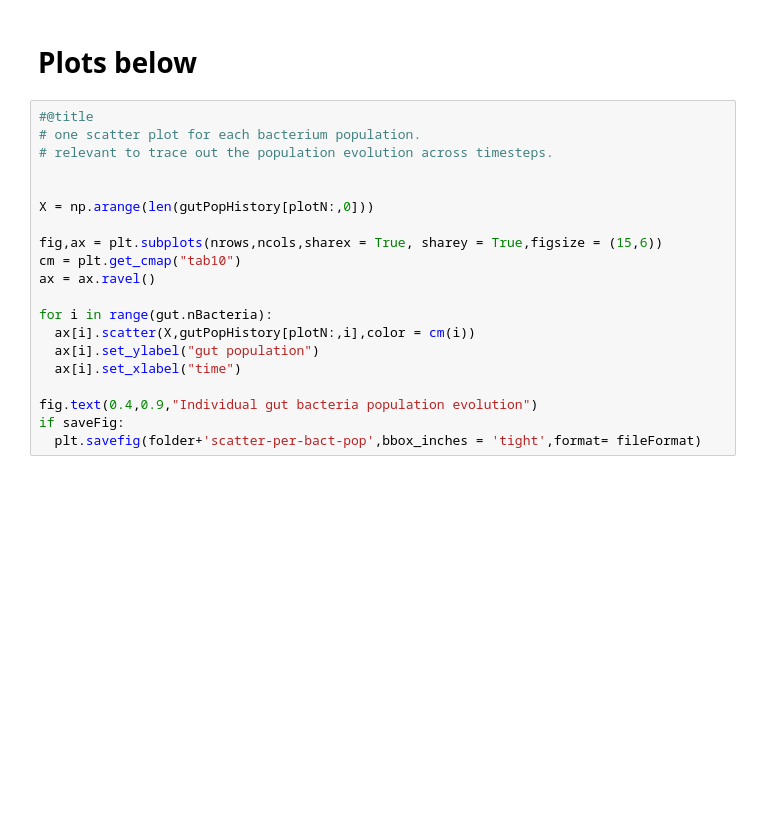
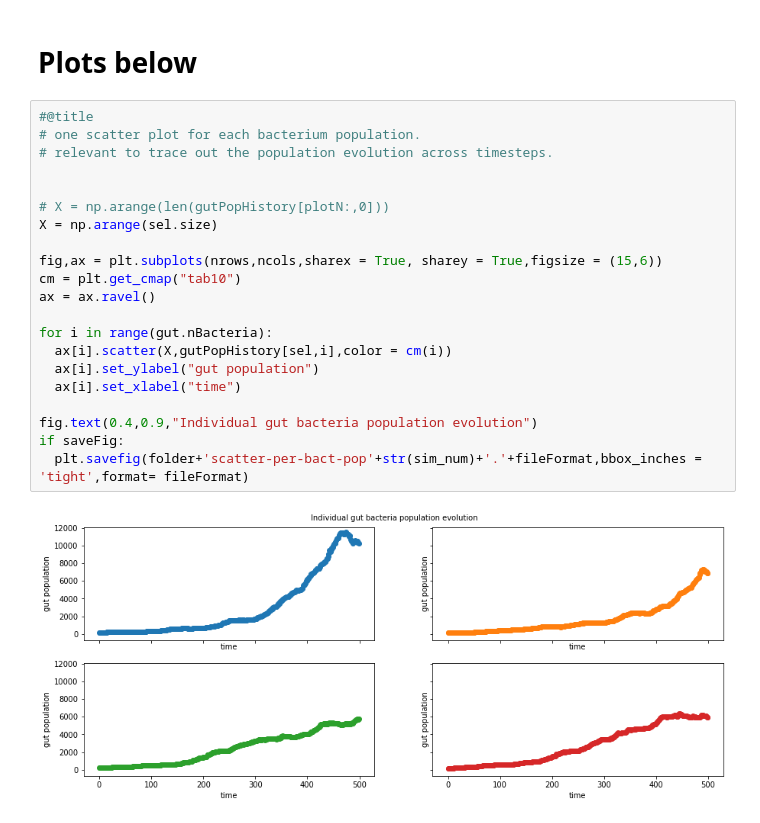
Before and after one commit to GaneshVShinde/GutToyModel, a Jupyter notebook: serendipity.ipynb, the cells around one changed output. Cells and saved outputs as stored; diff of their text form; blank space fills up the shorter version.

```diff
--- a/serendipity.ipynb
+++ b/serendipity.ipynb
@@ -314,23 +344,26 @@ Wall time: 1.77 s
 # %%
 #@title
 # one scatter plot for each bacterium population.
 # relevant to trace out the population evolution across timesteps.
 
 
-X = np.arange(len(gutPopHistory[plotN:,0]))
+# X = np.arange(len(gutPopHistory[plotN:,0]))
+X = np.arange(sel.size)
 
 fig,ax = plt.subplots(nrows,ncols,sharex = True, sharey = True,figsize = (15,6))
 cm = plt.get_cmap("tab10")
 ax = ax.ravel()
 
 for i in range(gut.nBacteria):
-  ax[i].scatter(X,gutPopHistory[plotN:,i],color = cm(i))
+  ax[i].scatter(X,gutPopHistory[sel,i],color = cm(i))
   ax[i].set_ylabel("gut population")
   ax[i].set_xlabel("time")
 
 fig.text(0.4,0.9,"Individual gut bacteria population evolution")
 if saveFig:
-  plt.savefig(folder+'scatter-per-bact-pop',bbox_inches = 'tight',format= fileFormat)
+  plt.savefig(folder+'scatter-per-bact-pop'+str(sim_num)+'.'+fileFormat,bbox_inches = 'tight',format= fileFormat)
+# %% [output]
+[figure, added]
 # %%
 #@title
 # one scatter plot for state history.
```
Also changed, not shown: parts of 9 cells of this notebook.
